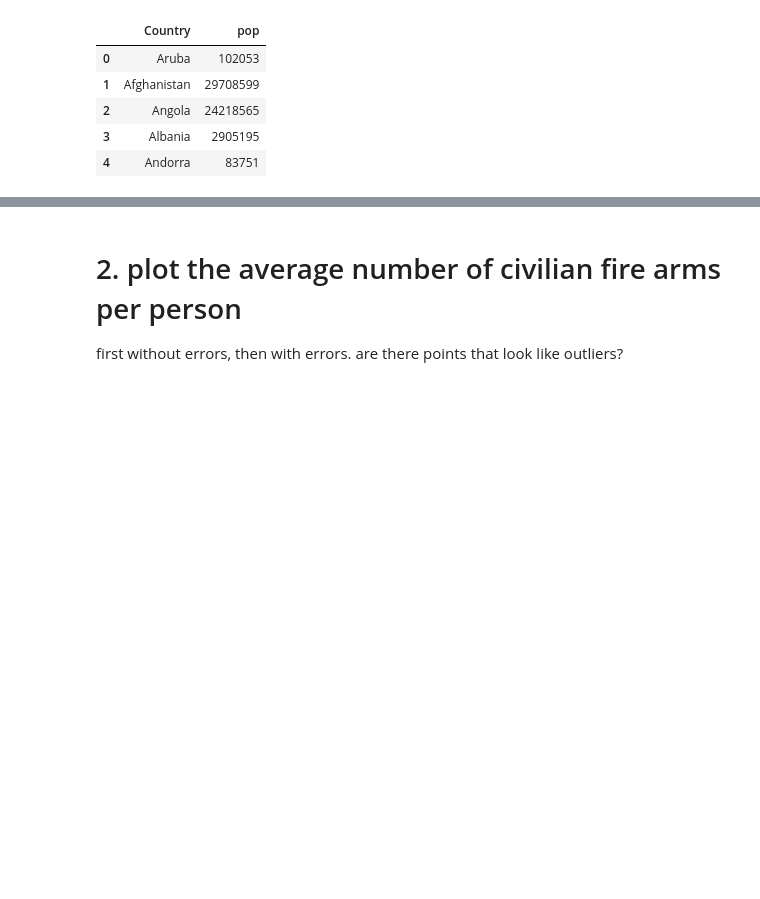
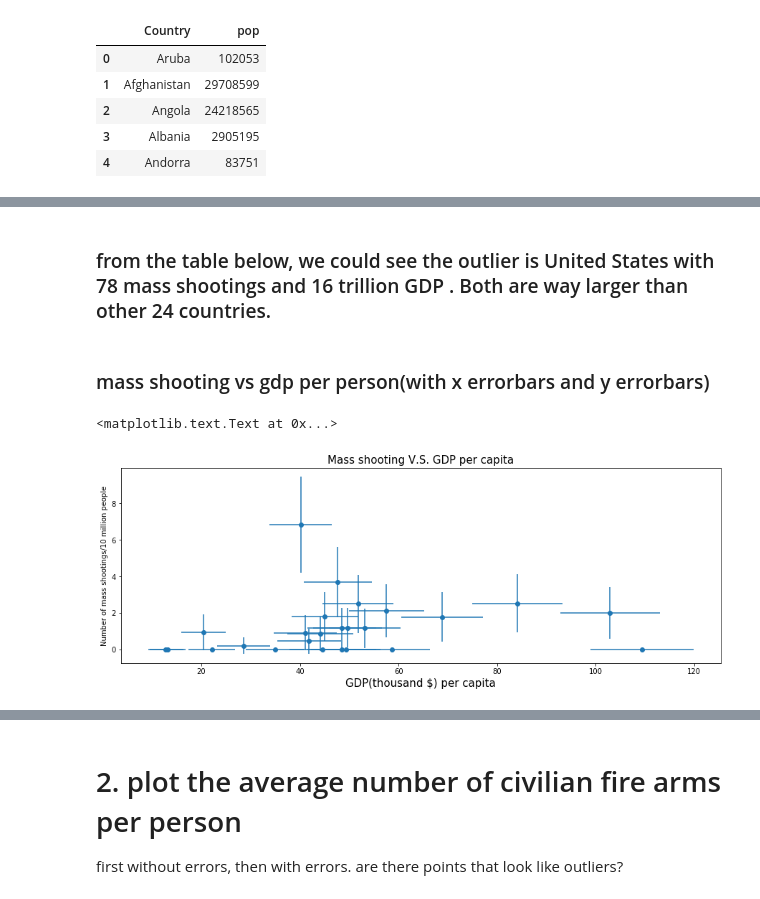
Before and after one commit to picniclin/PUI2017_yl5240, a Jupyter notebook: HW5_yl5240/HW5_Assignment3_yl5240.ipynb, the cells around one changed output, grey strips where cells are left out. Saved outputs shown, nothing was run; the diff lists cells and outputs as text; code cells hidden in the pictures; blank space fills up the shorter version.

```diff
--- a/HW5_yl5240/HW5_Assignment3_yl5240.ipynb
+++ b/HW5_yl5240/HW5_Assignment3_yl5240.ipynb
@@ -218,0 +401,16 @@ df1_2_3.head()
+# %% [markdown]
+### from the table below, we could see the outlier is United States with 78 mass shootings  and 16 trillion GDP . Both are way larger than other 24 countries.
+# %% [markdown]
+### mass shooting vs gdp per person(with x errorbars and y errorbars)
+# %%
+plt.figure(figsize = (15,5))
+plt.scatter(m_g['gdp(thousand $) per capita'], m_g['mass shootings per 10 million people'])
+plt.errorbar(m_g['gdp(thousand $) per capita'], m_g['mass shootings per 10 million people'],
+             xerr = np.sqrt(m_g['gdp(thousand $) per capita']),
+             yerr = np.sqrt(m_g['mass shootings per 10 million people']), fmt = '.')
+plt.xlabel('GDP(thousand $) per capita', fontsize = 15)
+plt.ylabel('Number of mass shootings/10 million people', fontsize = 10)
+plt.title('Mass shooting V.S. GDP per capita', fontsize = 15)
+# %% [output]
+<matplotlib.text.Text at 0x...>
+[figure, added]
```
Also changed, not shown: parts of 35 cells of this notebook.
